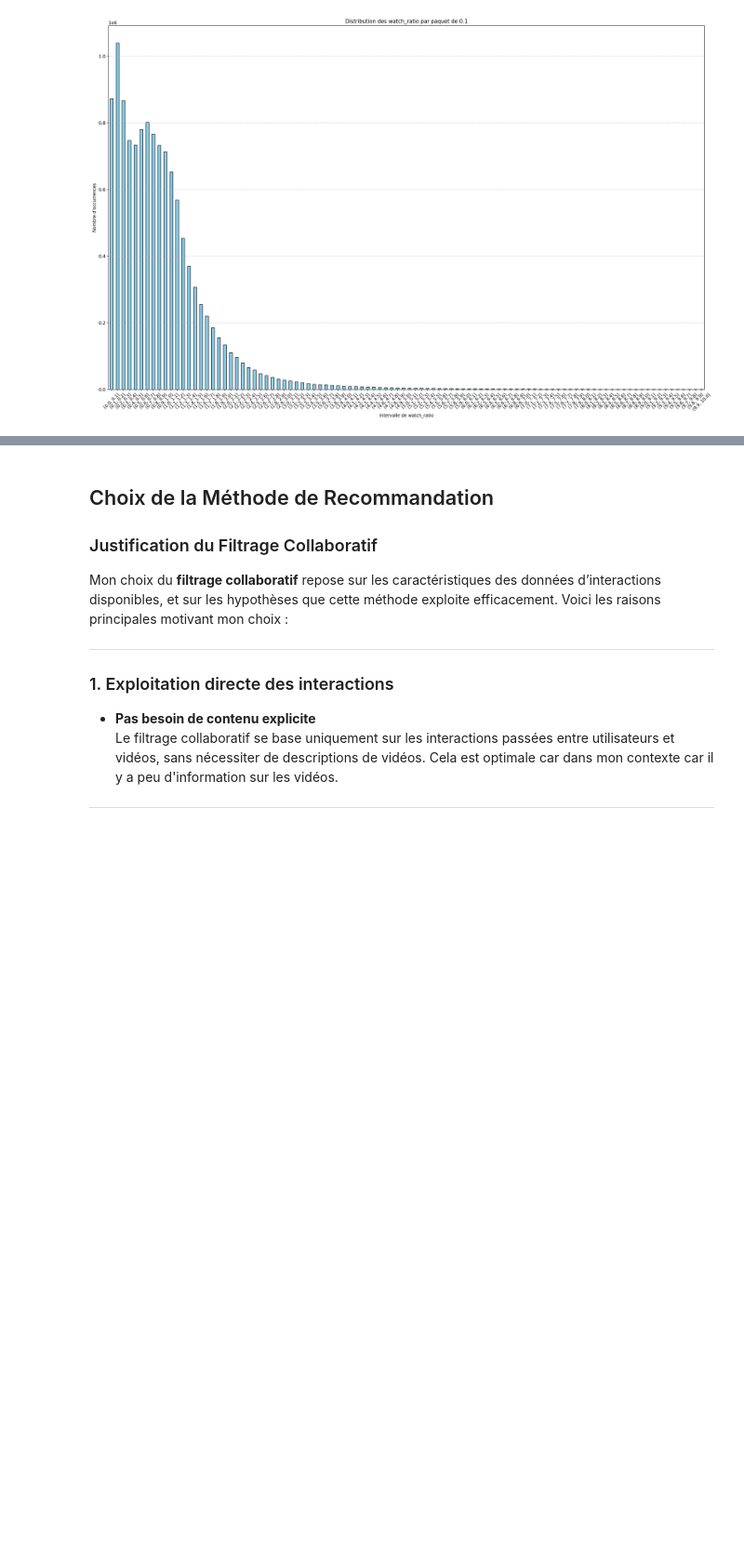
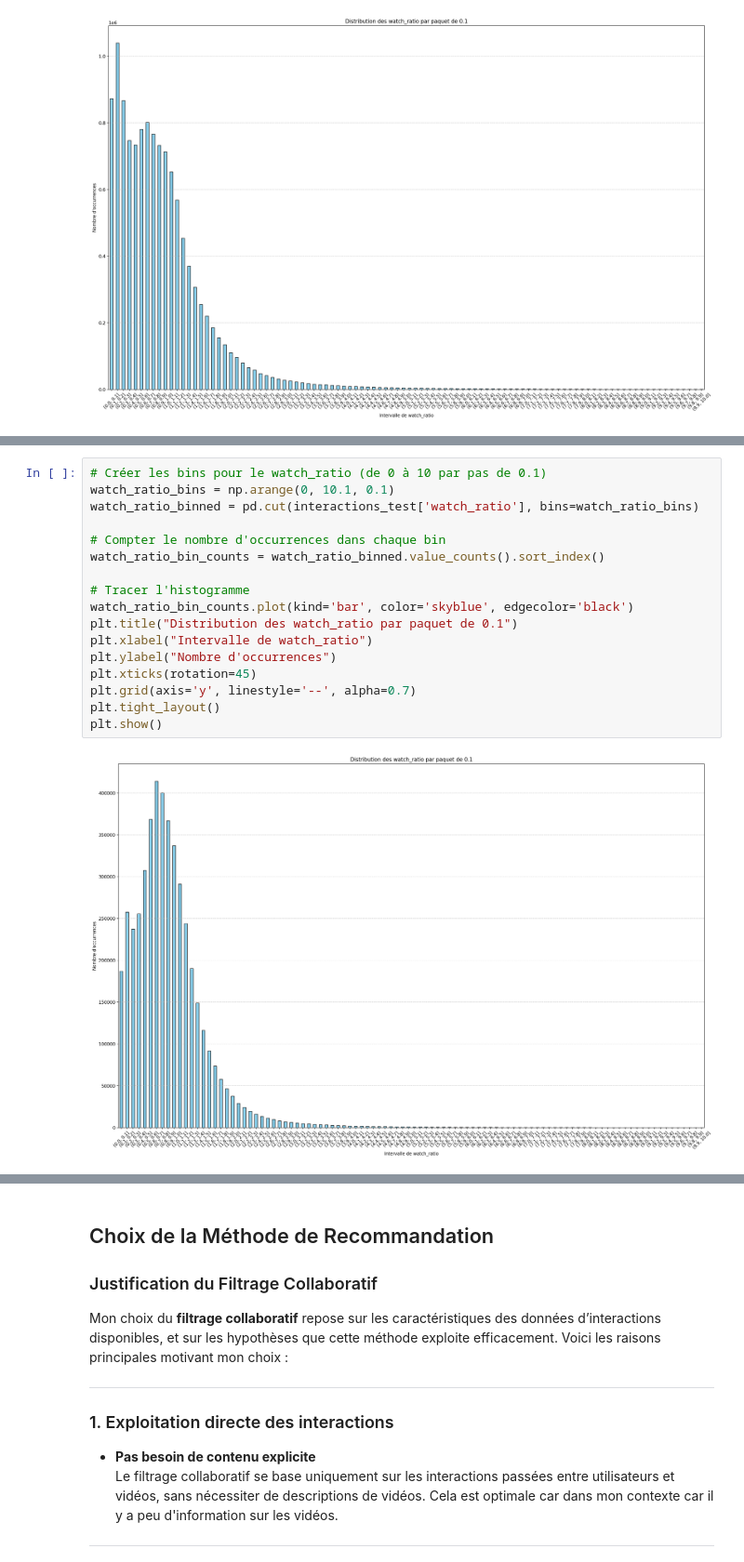
Before and after one commit to alexis-le-trung/FinalProject_2025_Alexis.LE-TRUNG, a Jupyter notebook: proposed_solution/submit.ipynb, the cells around one changed output, grey strips where cells are left out. Shown at 93% size. Drawn from its saved outputs; the diff is of its cells as text; blank space fills up the shorter version.

```diff
--- a/proposed_solution/submit.ipynb
+++ b/proposed_solution/submit.ipynb
@@ -468,0 +479,19 @@ plt.show()
+# %%
+# Créer les bins pour le watch_ratio (de 0 à 10 par pas de 0.1)
+watch_ratio_bins = np.arange(0, 10.1, 0.1)
+watch_ratio_binned = pd.cut(interactions_test['watch_ratio'], bins=watch_ratio_bins)
+
+# Compter le nombre d'occurrences dans chaque bin
+watch_ratio_bin_counts = watch_ratio_binned.value_counts().sort_index()
+
+# Tracer l'histogramme
+watch_ratio_bin_counts.plot(kind='bar', color='skyblue', edgecolor='black')
+plt.title("Distribution des watch_ratio par paquet de 0.1")
+plt.xlabel("Intervalle de watch_ratio")
+plt.ylabel("Nombre d'occurrences")
+plt.xticks(rotation=45)
+plt.grid(axis='y', linestyle='--', alpha=0.7)
+plt.tight_layout()
+plt.show()
+# %% [output]
+[figure, added]
```
Also changed, not shown: parts of 13 cells of this notebook.
